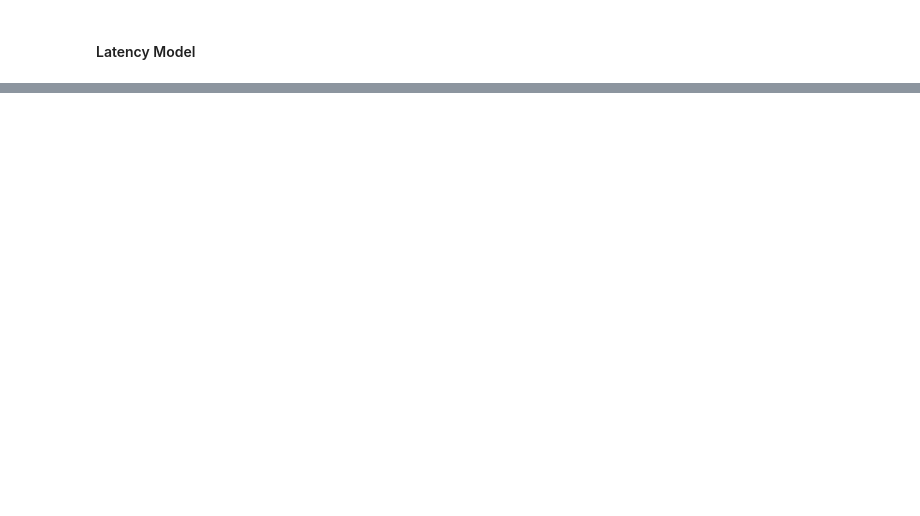
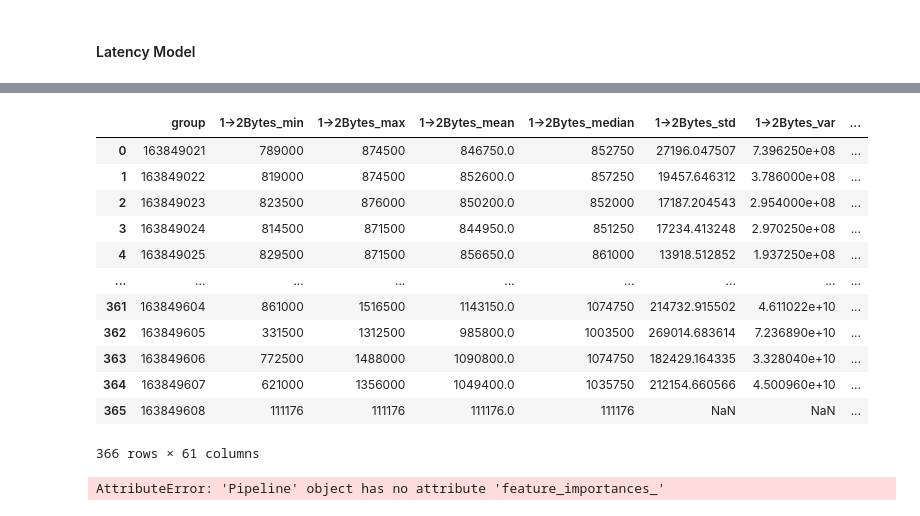
Before and after one commit to Ben243/DSC180A_Q1, a Jupyter notebook: notebooks/report.ipynb, the cells around one changed output, grey strips where cells are left out. Drawn from its saved outputs; the diff is of its cells as text; code cells hidden in the pictures; blank space fills up the shorter version.

```diff
--- a/notebooks/report.ipynb
+++ b/notebooks/report.ipynb
@@ -186,0 +185,20 @@ plt.legend()
+# %%
+test
+# %% [output]
+|  | group | 1->2Bytes_min | 1->2Bytes_max | 1->2Bytes_mean | 1->2Bytes_median | 1->2Bytes_std | 1->2Bytes_var | ... |
+| 0 | 163849021 | 789000 | 874500 | 846750.0 | 852750 | 27196.047507 | 7.396250e+08 | ... |
+| 1 | 163849022 | 819000 | 874500 | 852600.0 | 857250 | 19457.646312 | 3.786000e+08 | ... |
+| 2 | 163849023 | 823500 | 876000 | 850200.0 | 852000 | 17187.204543 | 2.954000e+08 | ... |
+| 3 | 163849024 | 814500 | 871500 | 844950.0 | 851250 | 17234.413248 | 2.970250e+08 | ... |
+| 4 | 163849025 | 829500 | 871500 | 856650.0 | 861000 | 13918.512852 | 1.937250e+08 | ... |
+| ... | ... | ... | ... | ... | ... | ... | ... | ... |
+| 361 | 163849604 | 861000 | 1516500 | 1143150.0 | 1074750 | 214732.915502 | 4.611022e+10 | ... |
+| 362 | 163849605 | 331500 | 1312500 | 985800.0 | 1003500 | 269014.683614 | 7.236890e+10 | ... |
+| 363 | 163849606 | 772500 | 1488000 | 1090800.0 | 1074750 | 182429.164335 | 3.328040e+10 | ... |
+| 364 | 163849607 | 621000 | 1356000 | 1049400.0 | 1035750 | 212154.660566 | 4.500960e+10 | ... |
+| 365 | 163849608 | 111176 | 111176 | 111176.0 | 111176 | NaN | NaN | ... |
+366 rows × 61 columns
+# %%
+pd.Series(latency_model.feature_importances_, index=latency_features).sort_values(ascending=False)
+# %% [output]
+AttributeError: 'Pipeline' object has no attribute 'feature_importances_'
```
Also changed, not shown: parts of 10 cells of this notebook, 7 other files.
